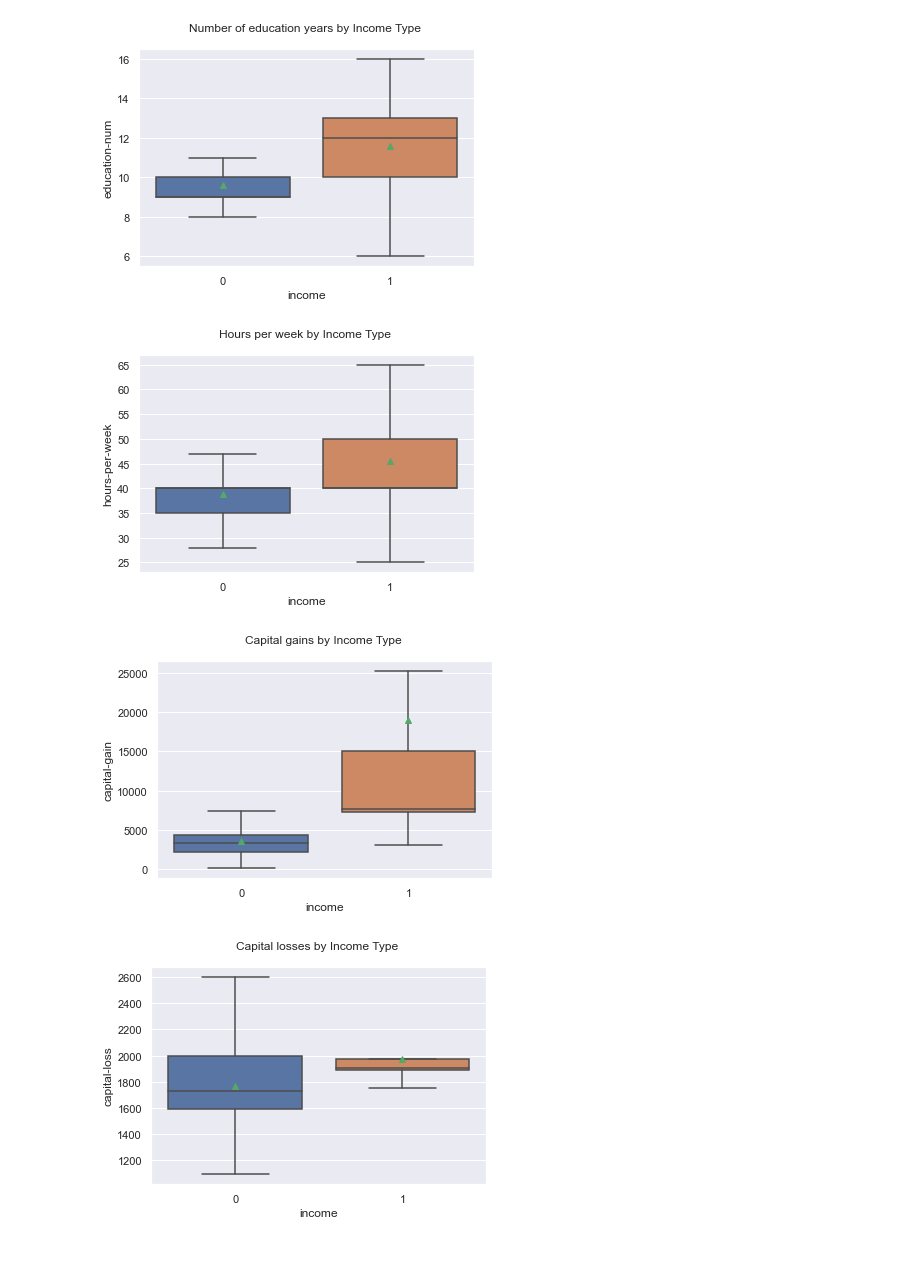
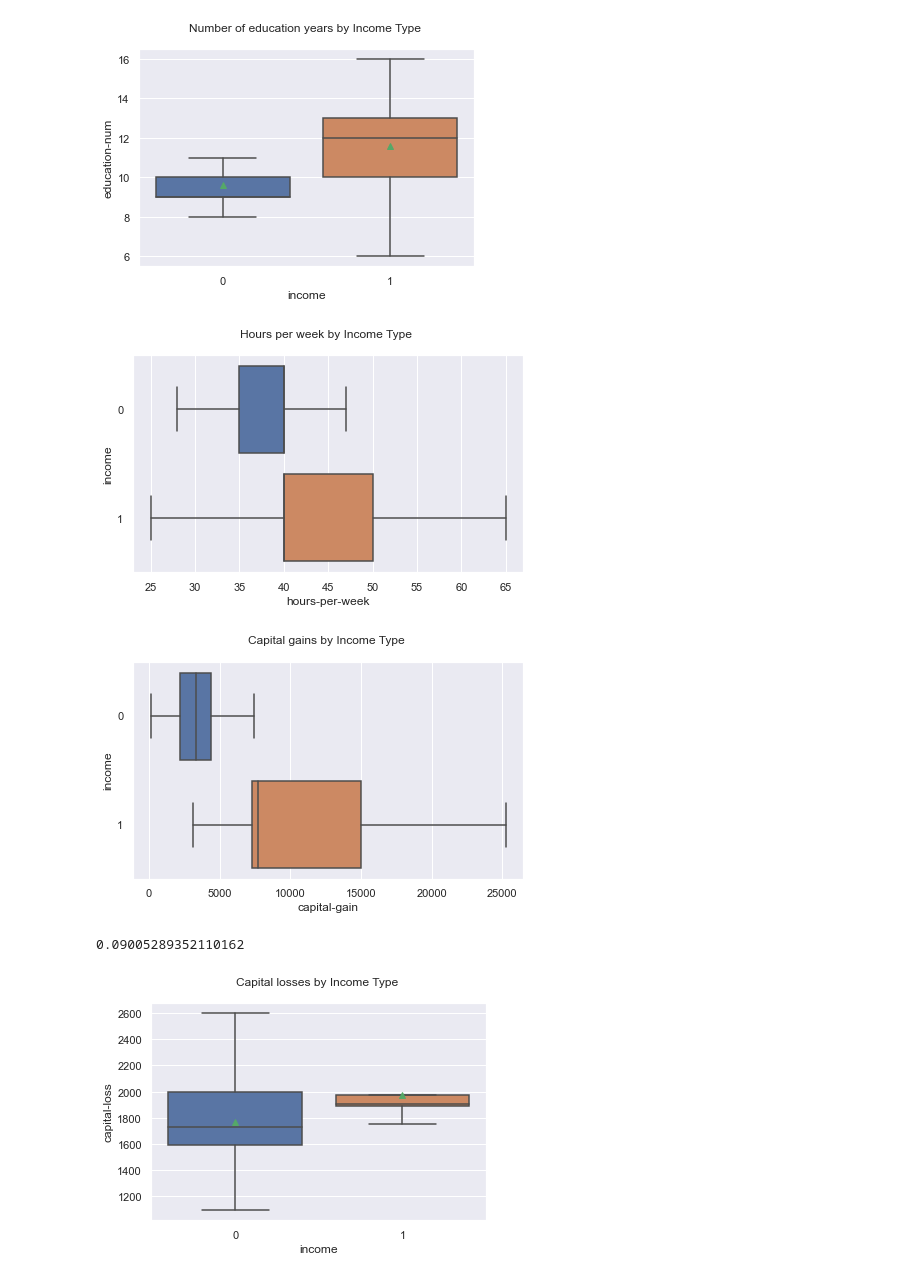
Before and after one commit to jduran3/Marketing_based_on_income_classification, a Jupyter notebook: notebooks/Capstone 2 - EDA v2.ipynb, the cells around one changed output. Saved outputs shown, nothing was run; the diff lists cells and outputs as text; code cells hidden in the pictures.

```diff
--- a/notebooks/Capstone 2 - EDA v2.ipynb
+++ b/notebooks/Capstone 2 - EDA v2.ipynb
@@ -83,0 +82,4 @@ plt.title('Age by Income Type\n');
+# %%
+sns.set(rc={'figure.figsize':(7,4)})
+sns.boxplot(data=df, x='age', y='income', showfliers=False, showmeans=True, orient='h')
+plt.title('Age by Income Type\n');
@@ -84,19 +88,25 @@ plt.title('Age by Income Type\n');
 # %%
+sns.set(rc={'figure.figsize':(6,4)})
 sns.boxplot(data=df, x='income', y='education-num', showfliers=False, showmeans=True)
 plt.title('Number of education years by Income Type \n');
 # %% [output]
 [figure]
 # %%
-sns.boxplot(data=df, x='income', y='hours-per-week', showfliers=False, showmeans=True)
+sns.boxplot(data=df, x='hours-per-week', y='income', showfliers=False, showmeans=False, orient='h')
 plt.title('Hours per week by Income Type \n');
 # %% [output]
-[figure, old version]
+[figure, new version]
 # %%
 # For capital gains we're subsetting for capital gains above 0
-sns.boxplot(data=df[df['capital-gain'] > 0], x='income', y='capital-gain', showfliers=False, showmeans=True)
+sns.boxplot(data=df[df['capital-gain'] > 0], x='capital-gain', y='income', showfliers=False, orient='h')
 plt.title('Capital gains by Income Type \n');
 # %% [output]
-[figure, old version]
+[figure, new version]
+# %%
+# Percent of people with capital gains higher than 0
+df[df['capital-gain'] > 0].count()[0] / df[df['capital-gain'] <= 0].count()[0]
+# %% [output]
+0.09005289352110162
 # %%
 # For capital losses we're subsetting for capital losses above 0
 sns.boxplot(data=df[df['capital-loss'] > 0], x='income', y='capital-loss', showfliers=False, showmeans=True)
```
Also changed, not shown: parts of 16 cells of this notebook.
